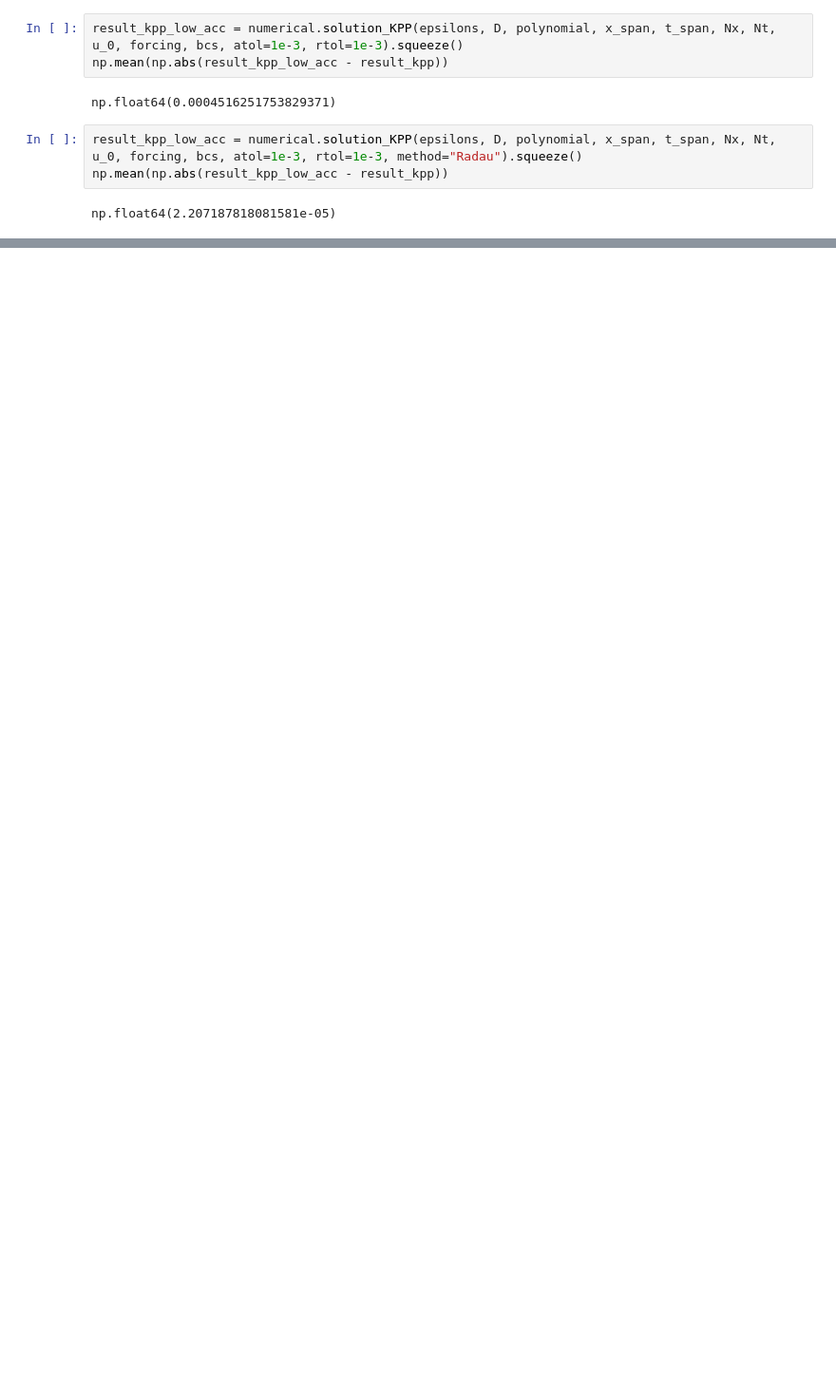
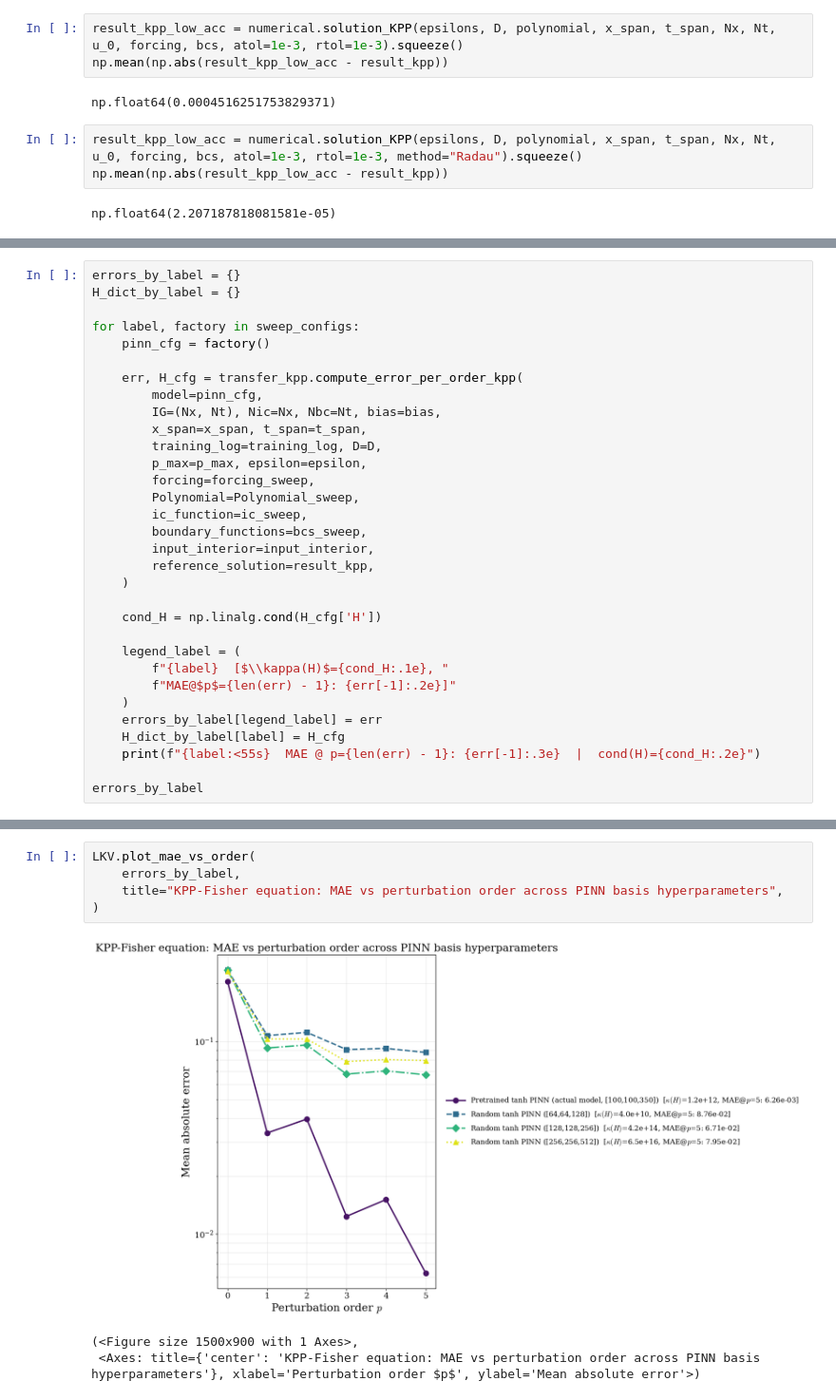
Before and after one commit to esemsc-dda24/PTL-PINNs, a Jupyter notebook: ptlpinns/results/PDEs/KPP_Fisher.ipynb, the cells around one changed output, grey strips where cells are left out. Shown at 95% size. Cells and saved outputs as stored; diff of their text form; blank space fills up the shorter version.

```diff
--- a/ptlpinns/results/PDEs/KPP_Fisher.ipynb
+++ b/ptlpinns/results/PDEs/KPP_Fisher.ipynb
@@ -120,0 +194,32 @@ np.float64(0.2155620722136059)
+# %%
+errors_by_label = {}
+H_dict_by_label = {}
+
+for label, factory in sweep_configs:
+    pinn_cfg = factory()
+
+    err, H_cfg = transfer_kpp.compute_error_per_order_kpp(
+        model=pinn_cfg,
+        IG=(Nx, Nt), Nic=Nx, Nbc=Nt, bias=bias,
+        x_span=x_span, t_span=t_span,
+        training_log=training_log, D=D,
+        p_max=p_max, epsilon=epsilon,
+        forcing=forcing_sweep,
+        Polynomial=Polynomial_sweep,
+        ic_function=ic_sweep,
+        boundary_functions=bcs_sweep,
+        input_interior=input_interior,
+        reference_solution=result_kpp,
+    )
+
+    cond_H = np.linalg.cond(H_cfg['H'])
+
+    legend_label = (
+        f"{label}  [$\\kappa(H)$={cond_H:.1e}, "
+        f"MAE@$p$={len(err) - 1}: {err[-1]:.2e}]"
+    )
+    errors_by_label[legend_label] = err
+    H_dict_by_label[label] = H_cfg
+    print(f"{label:<55s}  MAE @ p={len(err) - 1}: {err[-1]:.3e}  |  cond(H)={cond_H:.2e}")
+
+errors_by_label
@@ -120,0 +264,9 @@ np.float64(0.2155620722136059)
+# %%
+LKV.plot_mae_vs_order(
+    errors_by_label,
+    title="KPP-Fisher equation: MAE vs perturbation order across PINN basis hyperparameters",
+)
+# %% [output]
+[figure, added]
+(<Figure size 1500x900 with 1 Axes>,
+ <Axes: title={'center': 'KPP-Fisher equation: MAE vs perturbation order across PINN basis hyperparameters'}, xlabel='Perturbation order $p$', ylabel='Mean absolute error'>)
```
Also changed, not shown: parts of 10 cells of this notebook, 19 other files.
